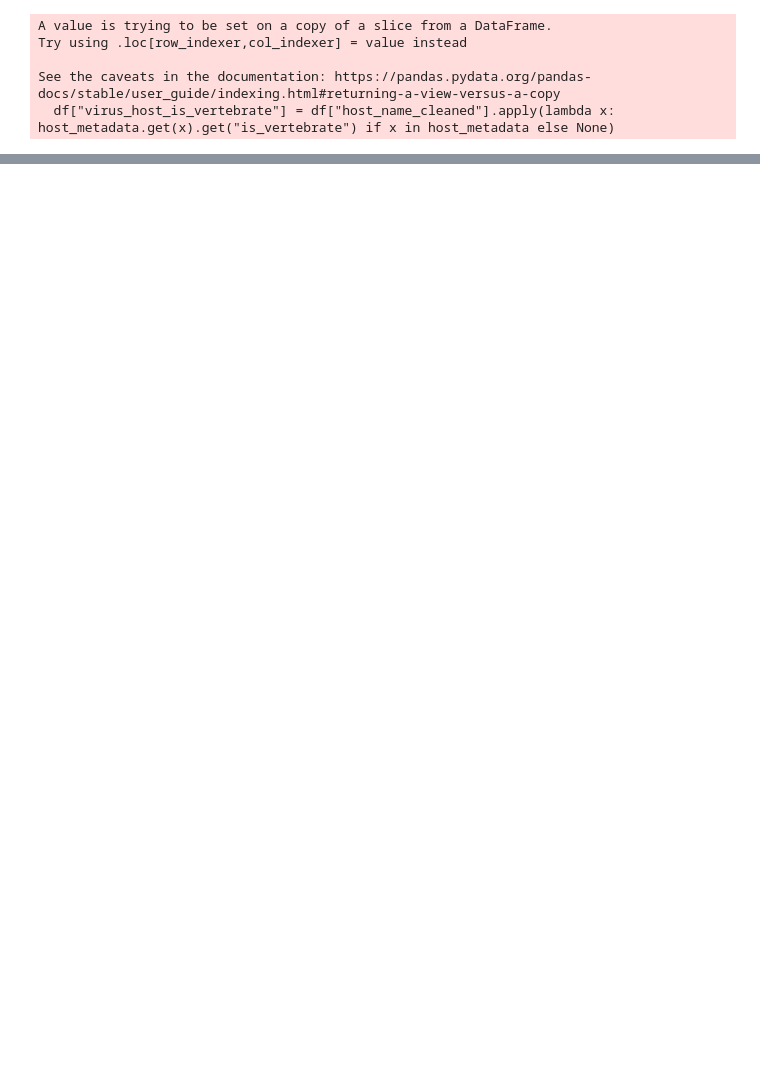
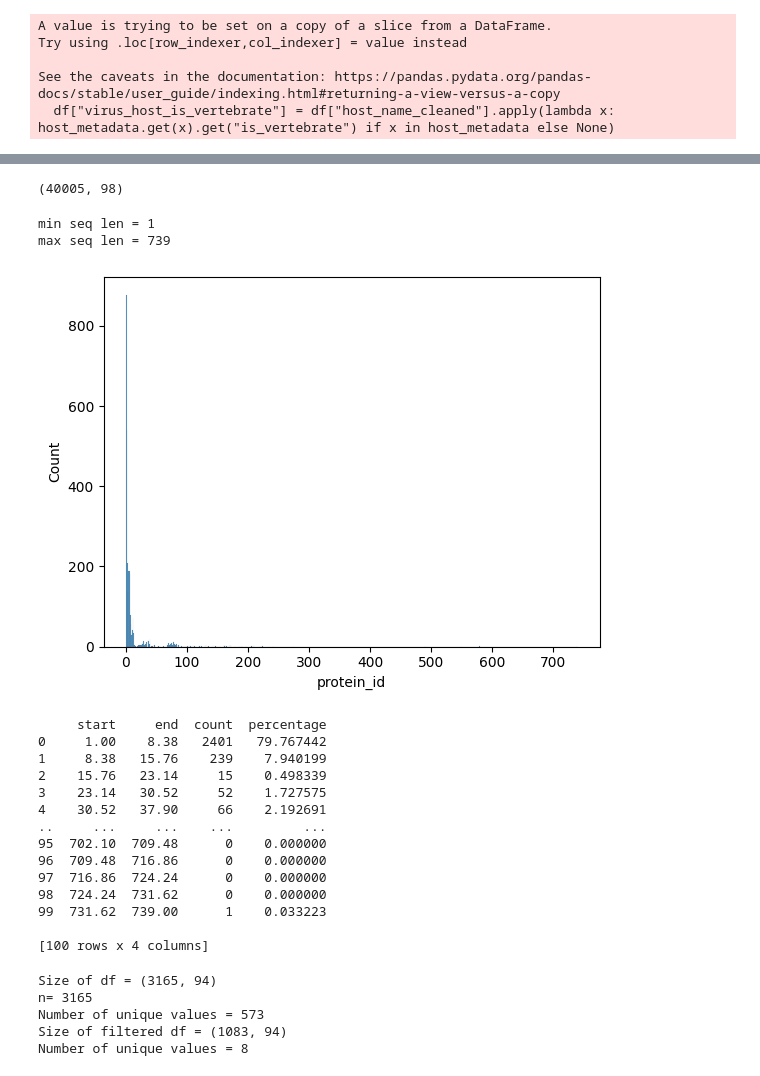
Before and after one commit to NeelTheBomb/HAVEN, a Jupyter notebook: src/jupyter_notebooks/datasets/generation/bvbrc/bvbrc_proteome_host_prediction_dataset.ipynb, the cells around one changed output, grey strips where cells are left out. Drawn from its saved outputs; the diff is of its cells as text; code cells hidden in the pictures; blank space fills up the shorter version.

```diff
--- a/src/jupyter_notebooks/datasets/generation/bvbrc/bvbrc_proteome_host_prediction_dataset.ipynb
+++ b/src/jupyter_notebooks/datasets/generation/bvbrc/bvbrc_proteome_host_prediction_dataset.ipynb
@@ -356,0 +421,2 @@ set(df["host_name_cleaned"].unique()) - set(host_metadata.keys())
+# %%
+df["virus_host_species_tax_id"] = df["virus_host_species_tax_id"].astype(int)
@@ -356,0 +439,2 @@ set(df["host_name_cleaned"].unique()) - set(host_metadata.keys())
+# %%
+df = df[df["virus_host_is_vertebrate"] == True]
@@ -356,0 +540,33 @@ set(df["host_name_cleaned"].unique()) - set(host_metadata.keys())
+# %%
+merged_df = pd.merge(df, proteomes_proteins_df, left_on="GenBank Accessions", right_on="proteome_id")
+merged_df.shape
+# %% [output]
+(40005, 98)
+# %%
+print_histogram(pd.DataFrame(merged_df[["proteome_id", "protein_id"]].groupby("proteome_id").agg("count")).reset_index(), "protein_id", 100)
+# %% [output]
+min seq len = 1
+max seq len = 739
+[figure, added]
+     start     end  count  percentage
+0     1.00    8.38   2401   79.767442
+1     8.38   15.76    239    7.940199
+2    15.76   23.14     15    0.498339
+3    23.14   30.52     52    1.727575
+4    30.52   37.90     66    2.192691
+..     ...     ...    ...         ...
+95  702.10  709.48      0    0.000000
+96  709.48  716.86      0    0.000000
+97  716.86  724.24      0    0.000000
+98  724.24  731.62      0    0.000000
+99  731.62  739.00      1    0.033223
+
+[100 rows x 4 columns]
+# %%
+df_one_percent_prevelance = filter_with_threshold_percentage(df, "virus_host_species_tax_id", 1, n=df.shape[0])
+# %% [output]
+Size of df = (3165, 94)
+n= 3165
+Number of unique values = 573
+Size of filtered df = (1083, 94)
+Number of unique values = 8
```
Also changed, not shown: parts of 52 cells of this notebook.
